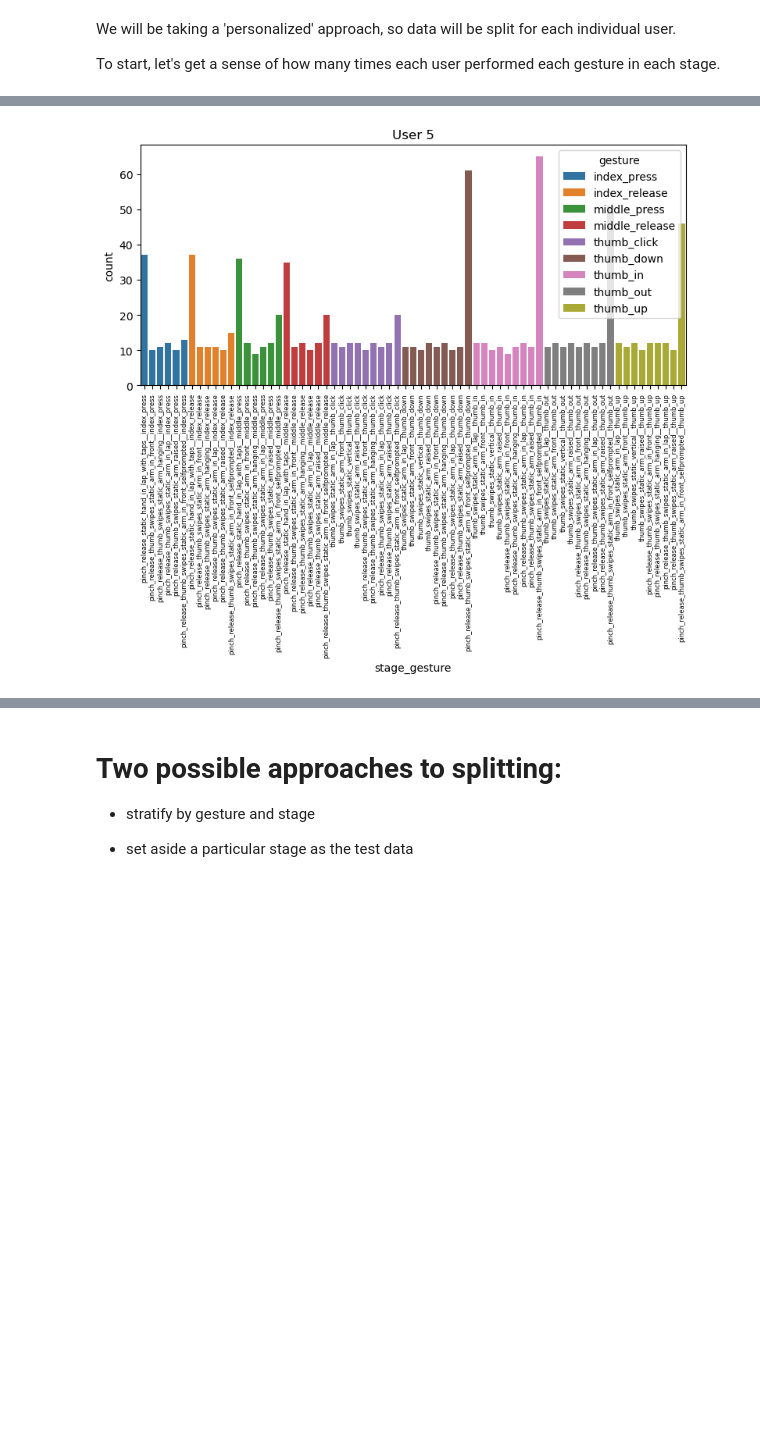
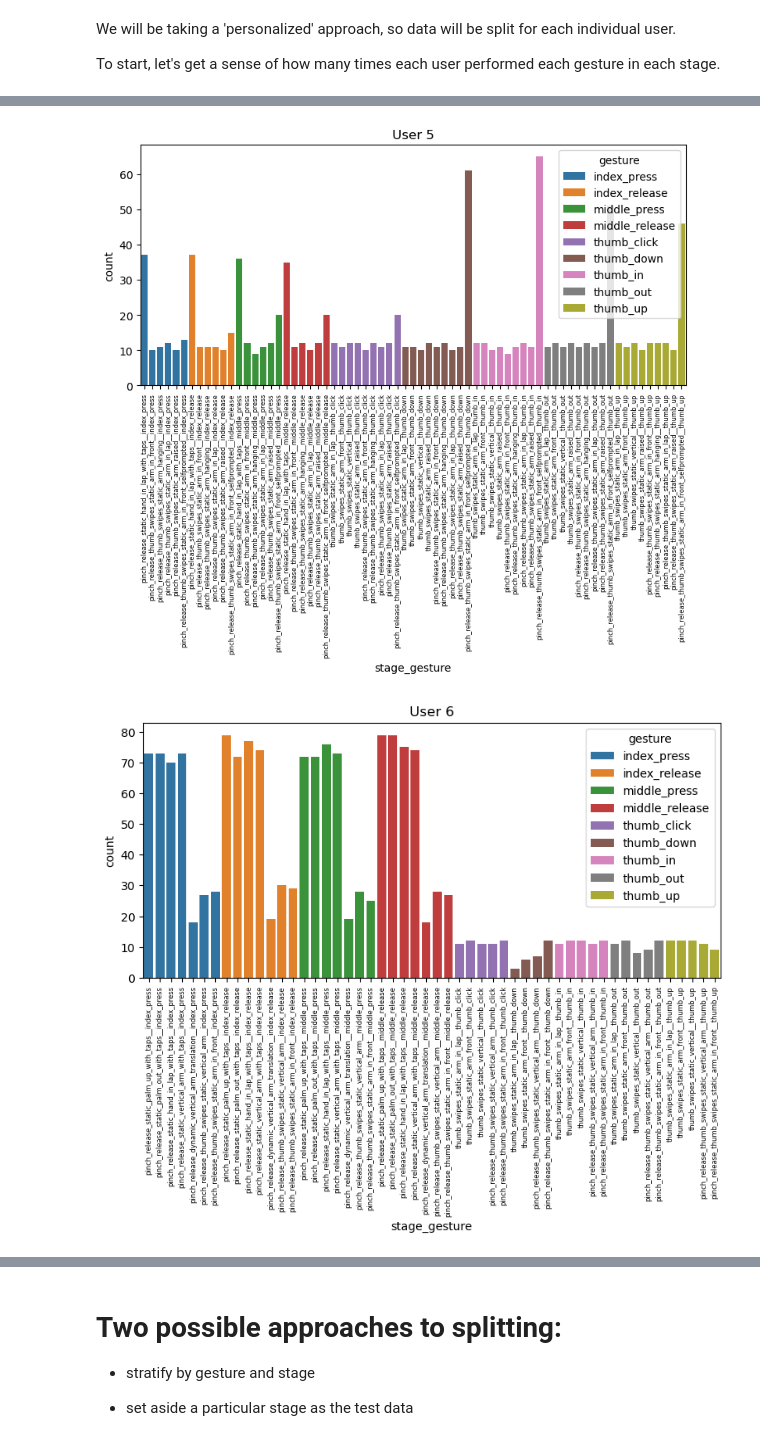
Before and after one commit to Erdos-Projects/fall-2025-gesture-recognition, a Jupyter notebook: notebooks/train_test_split_DRAFT.ipynb, the cells around one changed output, grey strips where cells are left out. Saved outputs shown, nothing was run; the diff lists cells and outputs as text; code cells hidden in the pictures; blank space fills up the shorter version.

```diff
--- a/notebooks/train_test_split_DRAFT.ipynb
+++ b/notebooks/train_test_split_DRAFT.ipynb
@@ -35,19 +35,20 @@ To start, let's get a sense of how many times each user performed each gesture i
 # add a column containing both stage and gesture
 df_no_outliers['stage_gesture'] = df_no_outliers['stage']+'__'+df_no_outliers['gesture']
 # %%
-# count plots for each gesture-stage combination for the first several users
-for user_id in range(6):
+# count plots for each gesture-stage combination for the first eight users
+for user_id in range(8):
     user_data = df_no_outliers[df_no_outliers['user'] == user_id]
 
     fig, ax = plt.subplots(figsize=(9, 4))
     sns.countplot(data=user_data, x='stage_gesture', hue='gesture')
     plt.xticks(rotation=90,fontsize=6)
     plt.title('User '+str(user_id))
     plt.show()
 # %% [output]
 [figure]
 [figure]
 [figure]
 [figure]
 [figure]
 [figure]
+[figure, added]
```
Also changed, not shown: parts of 7 cells of this notebook.
